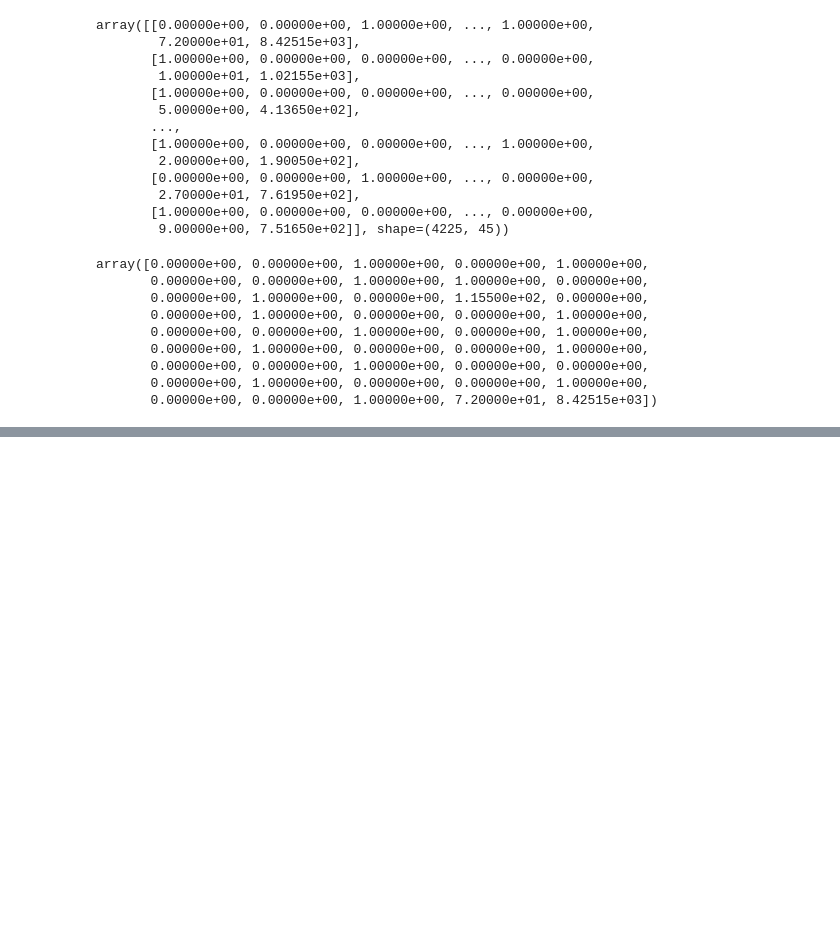
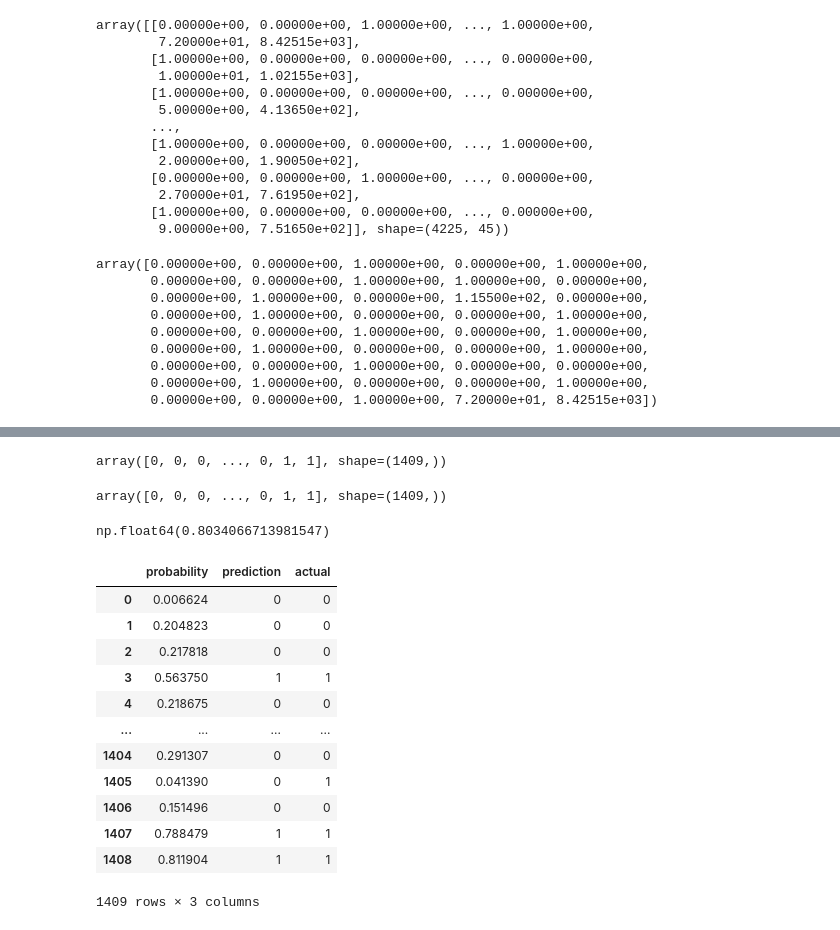
Before and after one commit to mahta-zare/machine-learning-zoomcamp, a Jupyter notebook: 03-classification/practice.ipynb, the cells around one changed output, grey strips where cells are left out. Cells and saved outputs as stored; diff of their text form; code cells hidden in the pictures; blank space fills up the shorter version.

```diff
--- a/03-classification/practice.ipynb
+++ b/03-classification/practice.ipynb
@@ -813,0 +958,13 @@ X_val = dv.transform(val_dicts)
+# %%
+churn_decision.astype(int)
+# %% [output]
+array([0, 0, 0, ..., 0, 1, 1], shape=(1409,))
+# %%
+y_val
+# %% [output]
+array([0, 0, 0, ..., 0, 1, 1], shape=(1409,))
+# %%
+(y_val == churn_decision).mean()
+# 80 percent of our predictions match with the correct label.
+# %% [output]
+np.float64(0.8034066713981547)
@@ -813,0 +976,16 @@ X_val = dv.transform(val_dicts)
+# %%
+df_pred
+# %% [output]
+|  | probability | prediction | actual |
+| 0 | 0.006624 | 0 | 0 |
+| 1 | 0.204823 | 0 | 0 |
+| 2 | 0.217818 | 0 | 0 |
+| 3 | 0.563750 | 1 | 1 |
+| 4 | 0.218675 | 0 | 0 |
+| ... | ... | ... | ... |
+| 1404 | 0.291307 | 0 | 0 |
+| 1405 | 0.041390 | 0 | 1 |
+| 1406 | 0.151496 | 0 | 0 |
+| 1407 | 0.788479 | 1 | 1 |
+| 1408 | 0.811904 | 1 | 1 |
+1409 rows × 3 columns
```
Also changed, not shown: parts of 38 cells of this notebook.
